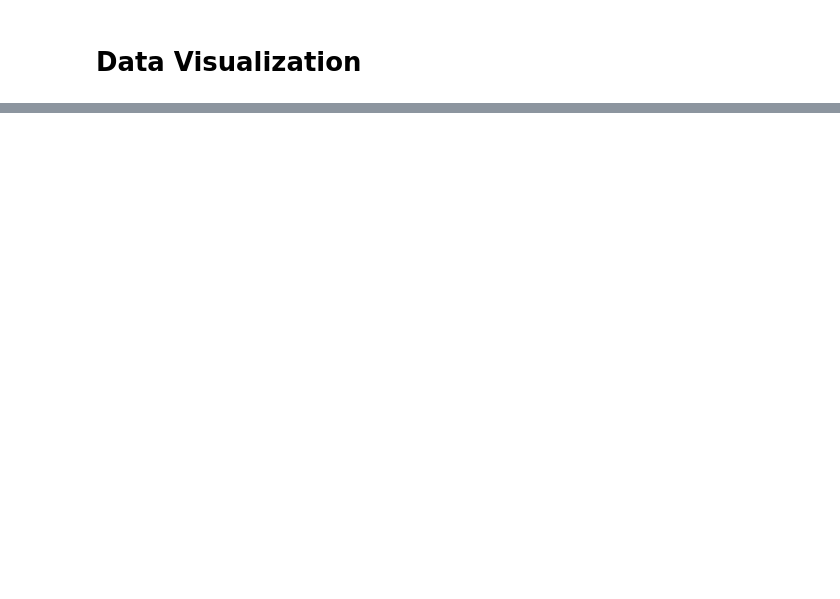
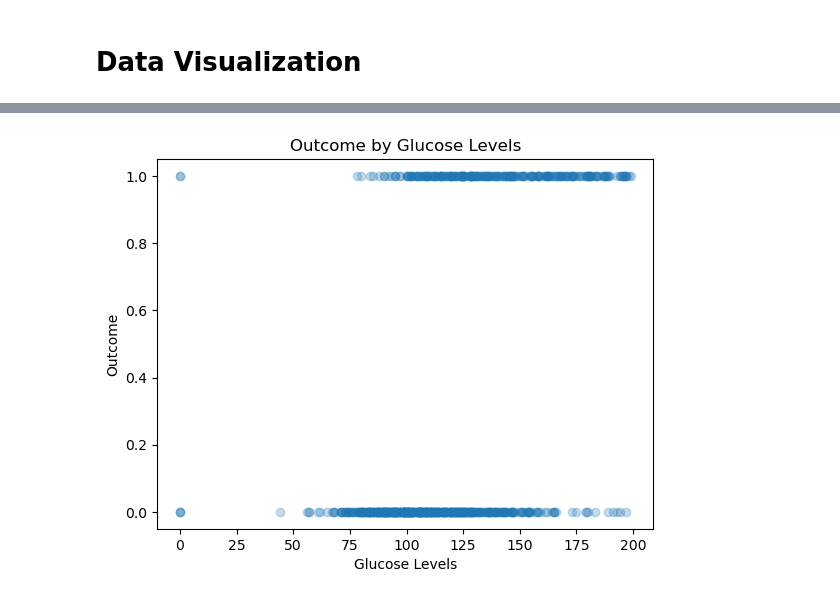
Before and after one commit to cmcghee152/Coolest-ML-Final, a Jupyter notebook: ML_Final2.ipynb, the cells around one changed output, grey strips where cells are left out. Cells and saved outputs as stored; diff of their text form; code cells hidden in the pictures; blank space fills up the shorter version.

```diff
--- a/ML_Final2.ipynb
+++ b/ML_Final2.ipynb
@@ -60,3 +111,12 @@ df.describe()
+# %%
+plt.scatter(df['Glucose'],df['Outcome'], alpha = 0.25)
+plt.title('Outcome by Glucose Levels')
+plt.xlabel('Glucose Levels')
+plt.ylabel('Outcome')
+
+plt.show()
+# %% [output]
+[figure, added]
 # %%
 from sklearn.neighbors import KNeighborsClassifier
 
```
Also changed, not shown: parts of 5 cells of this notebook.
